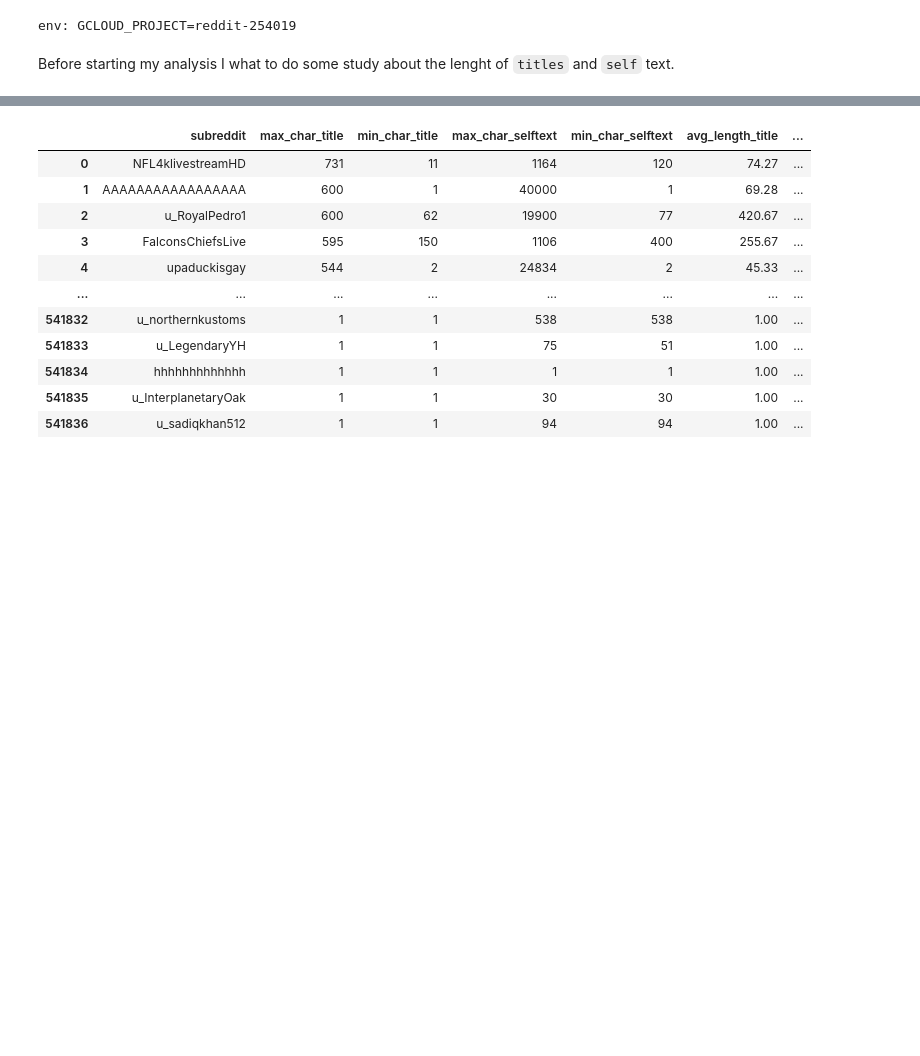
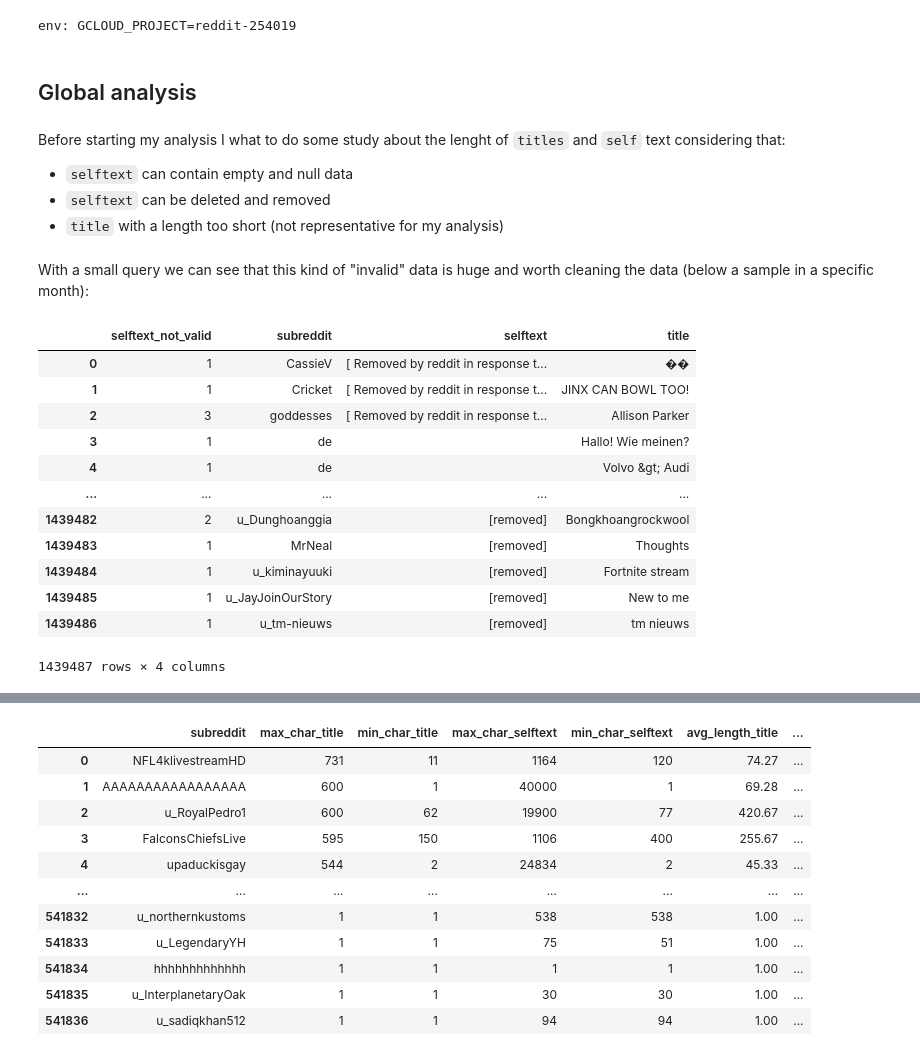
Before and after one commit to galligiuly/TFM-Which-subreddit-best-fits-my-post, a Jupyter notebook: 02_inspection/number_posts-Data_inspection.ipynb, the cells around one changed output, grey strips where cells are left out. Saved outputs shown, nothing was run; the diff lists cells and outputs as text; code cells hidden in the pictures; blank space fills up the shorter version.

````diff
--- a/02_inspection/number_posts-Data_inspection.ipynb
+++ b/02_inspection/number_posts-Data_inspection.ipynb
@@ -27,5 +31,43 @@ and create the enviroment of my project.
 %env GCLOUD_PROJECT=reddit-254019
 # %% [output]
 env: GCLOUD_PROJECT=reddit-254019
+# %% [markdown]
+## Global analysis
 # %% [markdown]
-Before starting my analysis I what to do some study about the lenght of  `titles` and `self` text.
+Before starting my analysis I what to do some study about the lenght of  `titles` and `self` text considering that:
+
+*   ```selftext``` can contain empty and null data
+*   ```selftext``` can be deleted and removed
+*   ```title``` with a length too short (not representative for my analysis)
+# %% [markdown]
+With a small query we can see that this kind of "invalid" data is huge and worth cleaning the data (below a sample in a specific month):
+# %%
+%%bigquery --project reddit-254019
+SELECT
+  COUNT(selftext) AS selftext_not_valid,
+  subreddit,
+  selftext,
+  title
+FROM
+  `fh-bigquery.reddit_posts.2018_11`
+WHERE
+  (selftext = '[deleted]' AND length(title) < 20)
+  OR (selftext = '[removed]' AND length(title) < 20)
+  OR (selftext = '[ Removed by reddit in response to a copyright notice. ]' AND length(title) < 20)
+  OR (selftext = 'NaN' AND length(title) < 20)
+  OR (selftext = '' AND length(title) < 20)
+group by 2, 3, 4
+# %% [output]
+|  | selftext_not_valid | subreddit | selftext | title |
+| 0 | 1 | CassieV | [ Removed by reddit in response t... | �� |
+| 1 | 1 | Cricket | [ Removed by reddit in response t... | JINX CAN BOWL TOO! |
+| 2 | 3 | goddesses | [ Removed by reddit in response t... | Allison Parker |
+| 3 | 1 | de |  | Hallo! Wie meinen? |
+| 4 | 1 | de |  | Volvo &gt; Audi |
+| ... | ... | ... | ... | ... |
+| 1439482 | 2 | u_Dunghoanggia | [removed] | Bongkhoangrockwool |
+| 1439483 | 1 | MrNeal | [removed] | Thoughts |
+| 1439484 | 1 | u_kiminayuuki | [removed] | Fortnite stream |
+| 1439485 | 1 | u_JayJoinOurStory | [removed] | New to me |
+| 1439486 | 1 | u_tm-nieuws | [removed] | tm nieuws |
+1439487 rows × 4 columns
````
Also changed, not shown: parts of 33 cells of this notebook, 5 other files.
